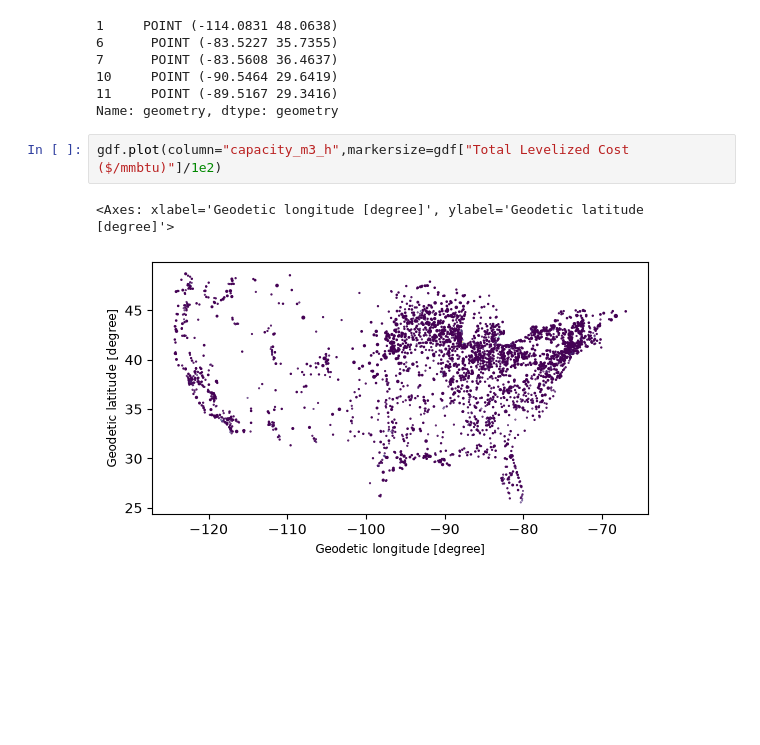
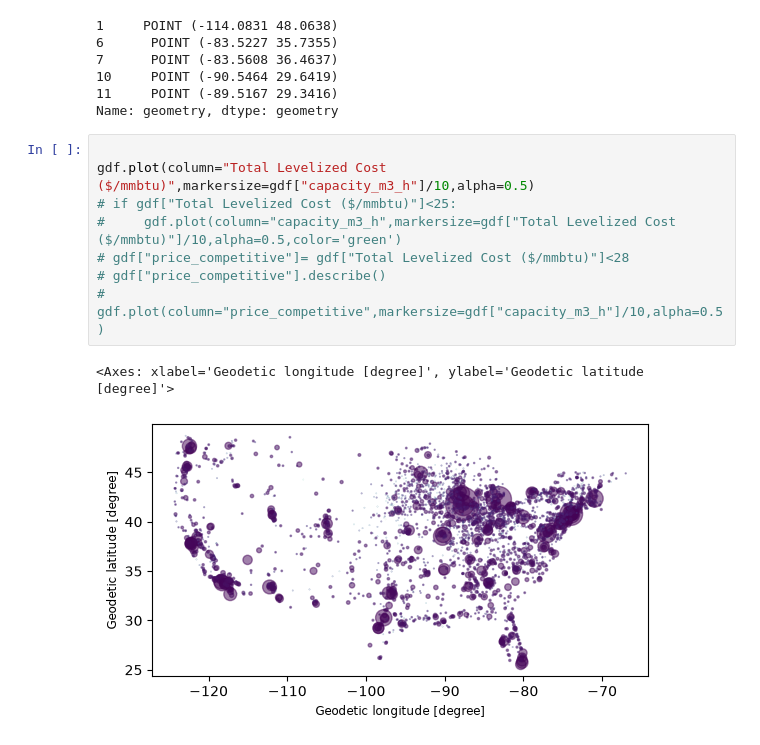
Before and after one commit to JJE-10/biogas-upgrading-project, a Jupyter notebook: sorting_ad_cwns.ipynb, the cells around one changed output. Cells and saved outputs as stored; diff of their text form; blank space fills up the shorter version.

```diff
--- a/sorting_ad_cwns.ipynb
+++ b/sorting_ad_cwns.ipynb
@@ -186,8 +186,14 @@ gdf.geometry.head()
 11     POINT (-89.5167 29.3416)
 Name: geometry, dtype: geometry
 # %%
-gdf.plot(column="capacity_m3_h",markersize=gdf["Total Levelized Cost ($/mmbtu)"]/1e2)
+
+gdf.plot(column="Total Levelized Cost ($/mmbtu)",markersize=gdf["capacity_m3_h"]/10,alpha=0.5)
+# if gdf["Total Levelized Cost ($/mmbtu)"]<25:
+#     gdf.plot(column="capacity_m3_h",markersize=gdf["Total Levelized Cost ($/mmbtu)"]/10,alpha=0.5,color='green')
+# gdf["price_competitive"]= gdf["Total Levelized Cost ($/mmbtu)"]<28
+# gdf["price_competitive"].describe()
+# gdf.plot(column="price_competitive",markersize=gdf["capacity_m3_h"]/10,alpha=0.5)
 # %% [output]
 <Axes: xlabel='Geodetic longitude [degree]', ylabel='Geodetic latitude [degree]'>
-[figure, old version]
+[figure, new version]
 # %%
```
Also changed, not shown: parts of 2 cells of this notebook.
